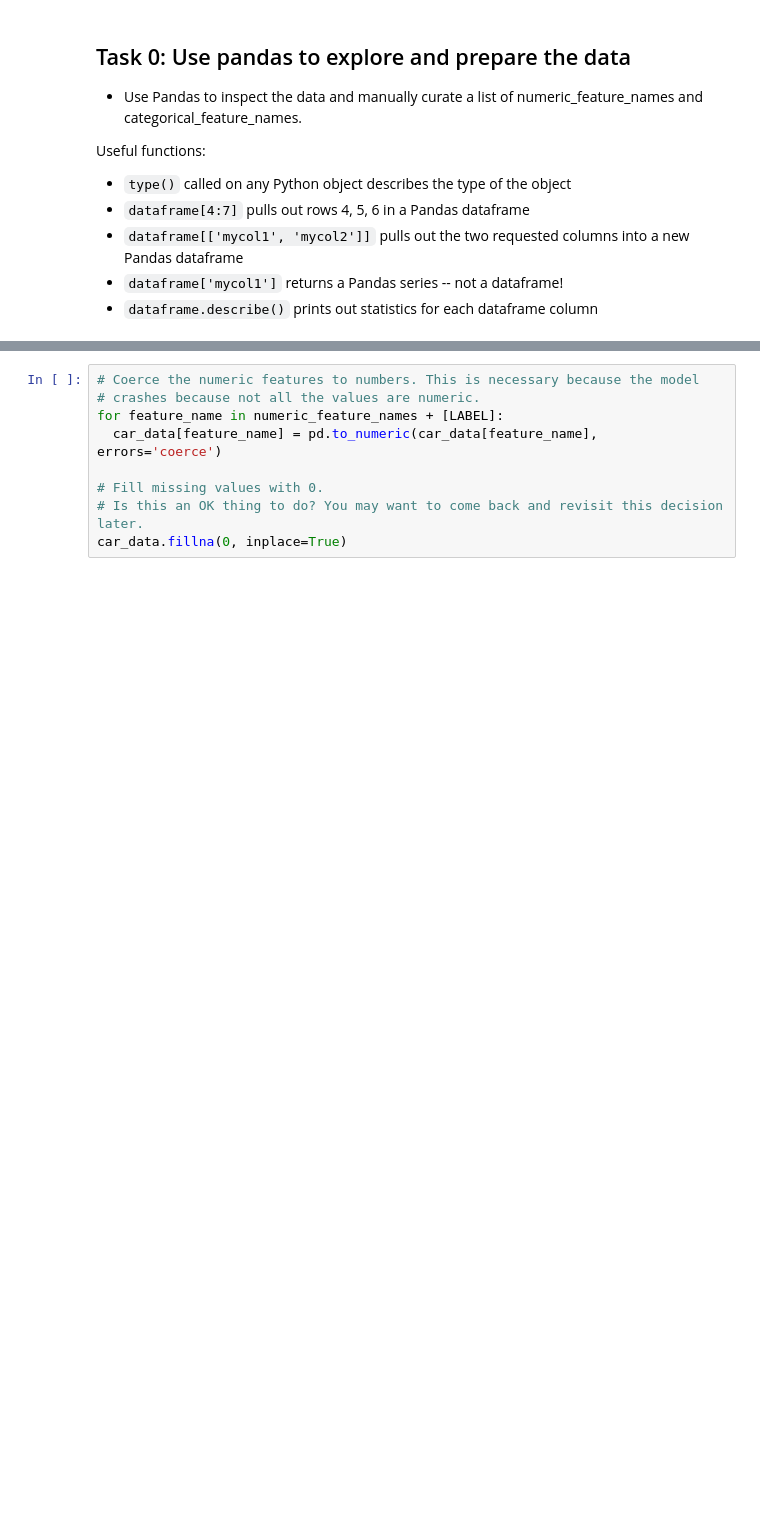
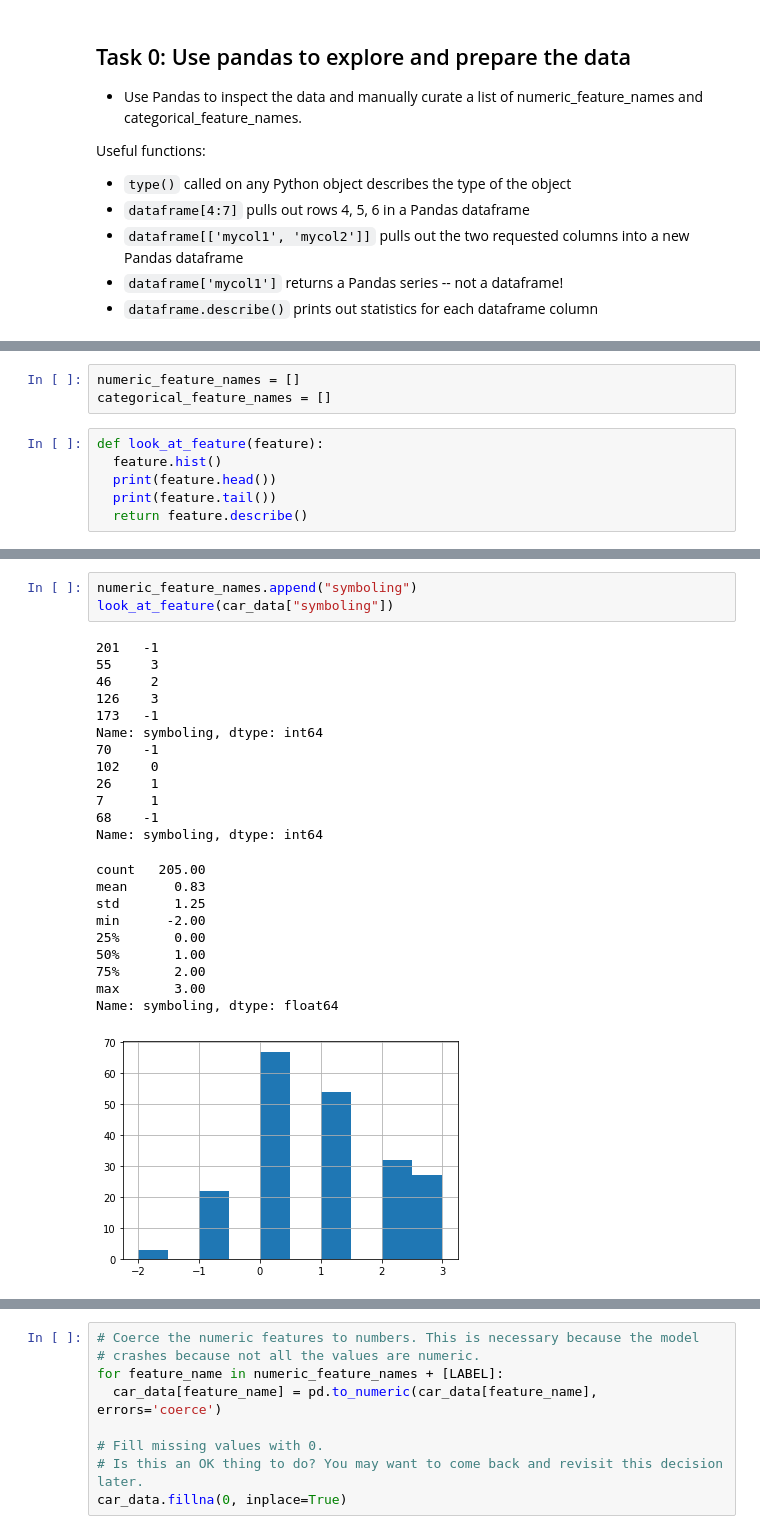
Before and after one commit to IanEdington/learn, a Jupyter notebook: machine-learning/ggl-mlcc/intro_to_modeling.ipynb, the cells around one changed output, grey strips where cells are left out. Cells and saved outputs as stored; diff of their text form; blank space fills up the shorter version.

```diff
--- a/machine-learning/ggl-mlcc/intro_to_modeling.ipynb
+++ b/machine-learning/ggl-mlcc/intro_to_modeling.ipynb
@@ -94,0 +142,9 @@ car_data[4:7]
+# %%
+numeric_feature_names = []
+categorical_feature_names = []
+# %%
+def look_at_feature(feature):
+  feature.hist()
+  print(feature.head())
+  print(feature.tail())
+  return feature.describe()
@@ -94,0 +172,26 @@ car_data[4:7]
+# %%
+numeric_feature_names.append("symboling")
+look_at_feature(car_data["symboling"])
+# %% [output]
+201   -1
+55     3
+46     2
+126    3
+173   -1
+Name: symboling, dtype: int64
+70    -1
+102    0
+26     1
+7      1
+68    -1
+Name: symboling, dtype: int64
+count   205.00
+mean      0.83
+std       1.25
+min      -2.00
+25%       0.00
+50%       1.00
+75%       2.00
+max       3.00
+Name: symboling, dtype: float64
+[figure, added]
```
Also changed, not shown: parts of 38 cells of this notebook.
